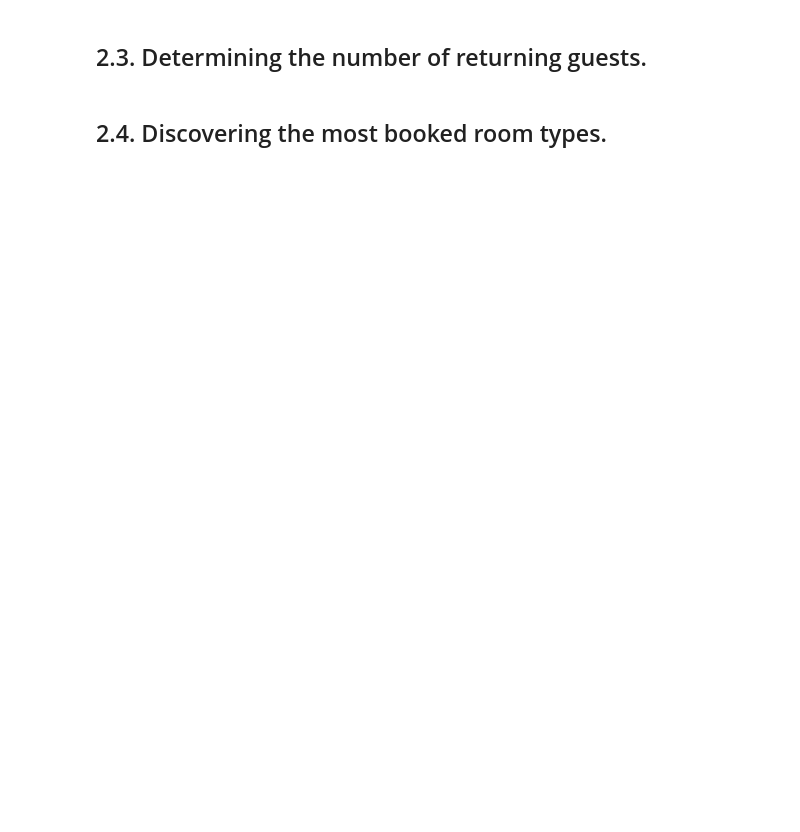
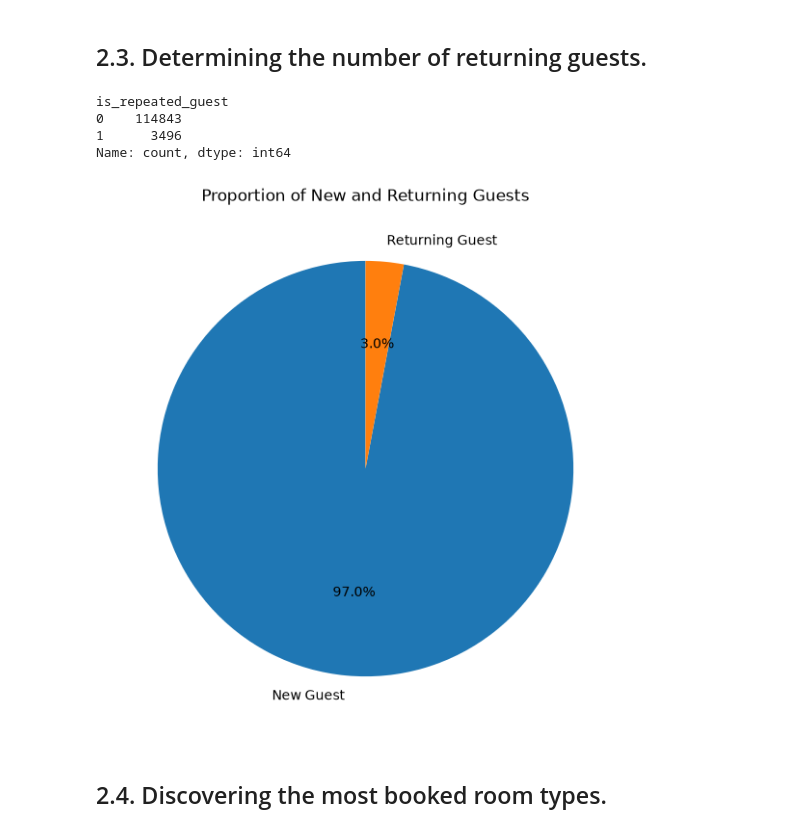
Before and after one commit to harry-533/Data-Driven-AI-Uni-, a Jupyter notebook: Assignment/Coursework1_template.ipynb, the cells around one changed output. Cells and saved outputs as stored; diff of their text form; code cells hidden in the pictures; blank space fills up the shorter version.

```diff
--- a/Assignment/Coursework1_template.ipynb
+++ b/Assignment/Coursework1_template.ipynb
@@ -263,2 +374,30 @@ the practical sessions, such as:
+# %%
+guest_counts = df['is_repeated_guest'].value_counts()
+
+print(guest_counts)
+
+guest_counts.index = guest_counts.index.map({
+    0: 'New Guest',
+    1: 'Returning Guest'
+})
+
+plt.figure(figsize=(7, 7))
+
+plt.pie(
+    guest_counts.values,
+    labels=guest_counts.index,
+    autopct='%1.1f%%',
+    startangle=90
+)
+
+plt.title('Proportion of New and Returning Guests')
+
+plt.show()
+# %% [output]
+is_repeated_guest
+0    114843
+1      3496
+Name: count, dtype: int64
+[figure, added]
 # %% [markdown]
 ## 2.4. Discovering the most booked room types.
```
Also changed, not shown: parts of 25 cells of this notebook.
